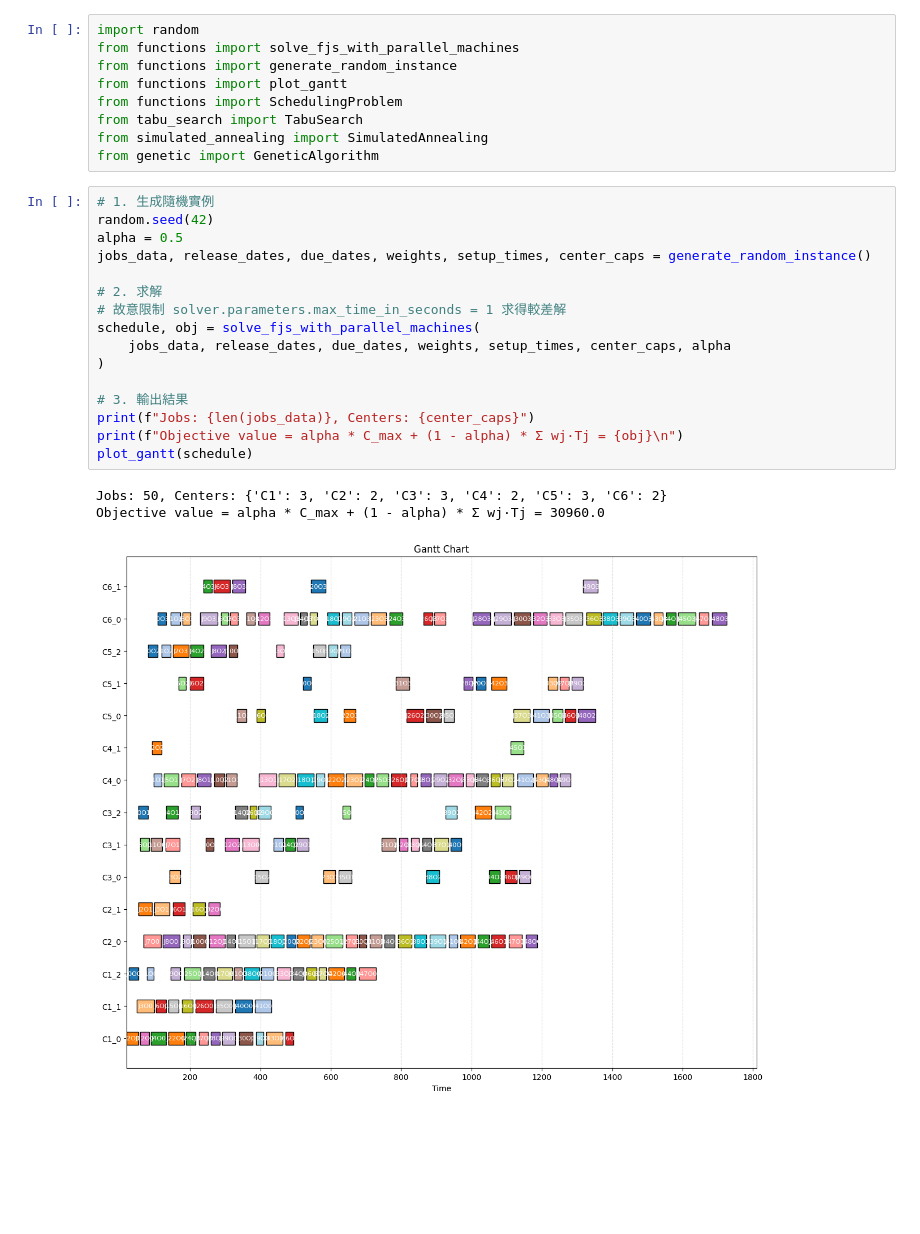
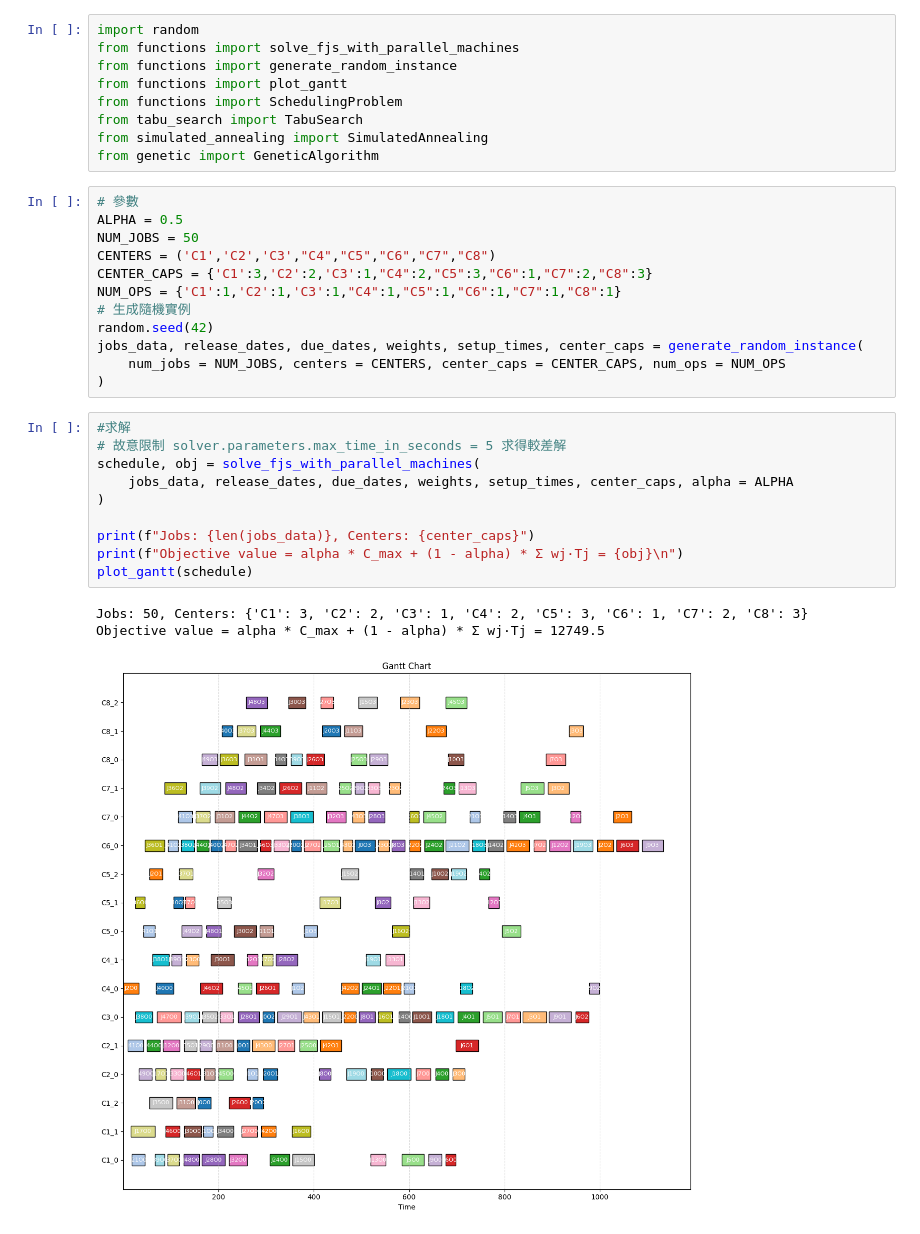
Before and after one commit to jmmchang/Flexible-Job-Shops, a Jupyter notebook: FJS.ipynb, the cells around one changed output. Cells and saved outputs as stored; diff of their text form; blank space fills up the shorter version.

```diff
--- a/FJS.ipynb
+++ b/FJS.ipynb
@@ -8,25 +8,31 @@ from tabu_search import TabuSearch
 from simulated_annealing import SimulatedAnnealing
 from genetic import GeneticAlgorithm
 # %%
-# 1. 生成隨機實例
+# 參數
+ALPHA = 0.5
+NUM_JOBS = 50
+CENTERS = ('C1','C2','C3',"C4","C5","C6","C7","C8")
+CENTER_CAPS = {'C1':3,'C2':2,'C3':1,"C4":2,"C5":3,"C6":1,"C7":2,"C8":3}
+NUM_OPS = {'C1':1,'C2':1,'C3':1,"C4":1,"C5":1,"C6":1,"C7":1,"C8":1}
+# 生成隨機實例
 random.seed(42)
-alpha = 0.5
-jobs_data, release_dates, due_dates, weights, setup_times, center_caps = generate_random_instance()
-
-# 2. 求解
-# 故意限制 solver.parameters.max_time_in_seconds = 1 求得較差解
-schedule, obj = solve_fjs_with_parallel_machines(
-    jobs_data, release_dates, due_dates, weights, setup_times, center_caps, alpha
+jobs_data, release_dates, due_dates, weights, setup_times, center_caps = generate_random_instance(
+    num_jobs = NUM_JOBS, centers = CENTERS, center_caps = CENTER_CAPS, num_ops = NUM_OPS
 )
-
-# 3. 輸出結果
-print(f"Jobs: {len(jobs_data)}, Centers: {center_caps}")
-print(f"Objective value = alpha * C_max + (1 - alpha) * Σ wj·Tj = {obj}\n")
-plot_gantt(schedule)
-# %% [output]
-Jobs: 50, Centers: {'C1': 3, 'C2': 2, 'C3': 3, 'C4': 2, 'C5': 3, 'C6': 2}
-Objective value = alpha * C_max + (1 - alpha) * Σ wj·Tj = 30960.0
-[figure, removed]
+# %%
+#求解
+# 故意限制 solver.parameters.max_time_in_seconds = 5 求得較差解
+schedule, obj = solve_fjs_with_parallel_machines(
+    jobs_data, release_dates, due_dates, weights, setup_times, center_caps, alpha = ALPHA
+)
+
+print(f"Jobs: {len(jobs_data)}, Centers: {center_caps}")
+print(f"Objective value = alpha * C_max + (1 - alpha) * Σ wj·Tj = {obj}\n")
+plot_gantt(schedule)
+# %% [output]
+Jobs: 50, Centers: {'C1': 3, 'C2': 2, 'C3': 1, 'C4': 2, 'C5': 3, 'C6': 1, 'C7': 2, 'C8': 3}
+Objective value = alpha * C_max + (1 - alpha) * Σ wj·Tj = 12749.5
+[figure, added]
 # %%
 machs, times = {}, {}
 for j, ops in schedule.items():
```
Also changed, not shown: parts of 4 cells of this notebook, 1 other file.
